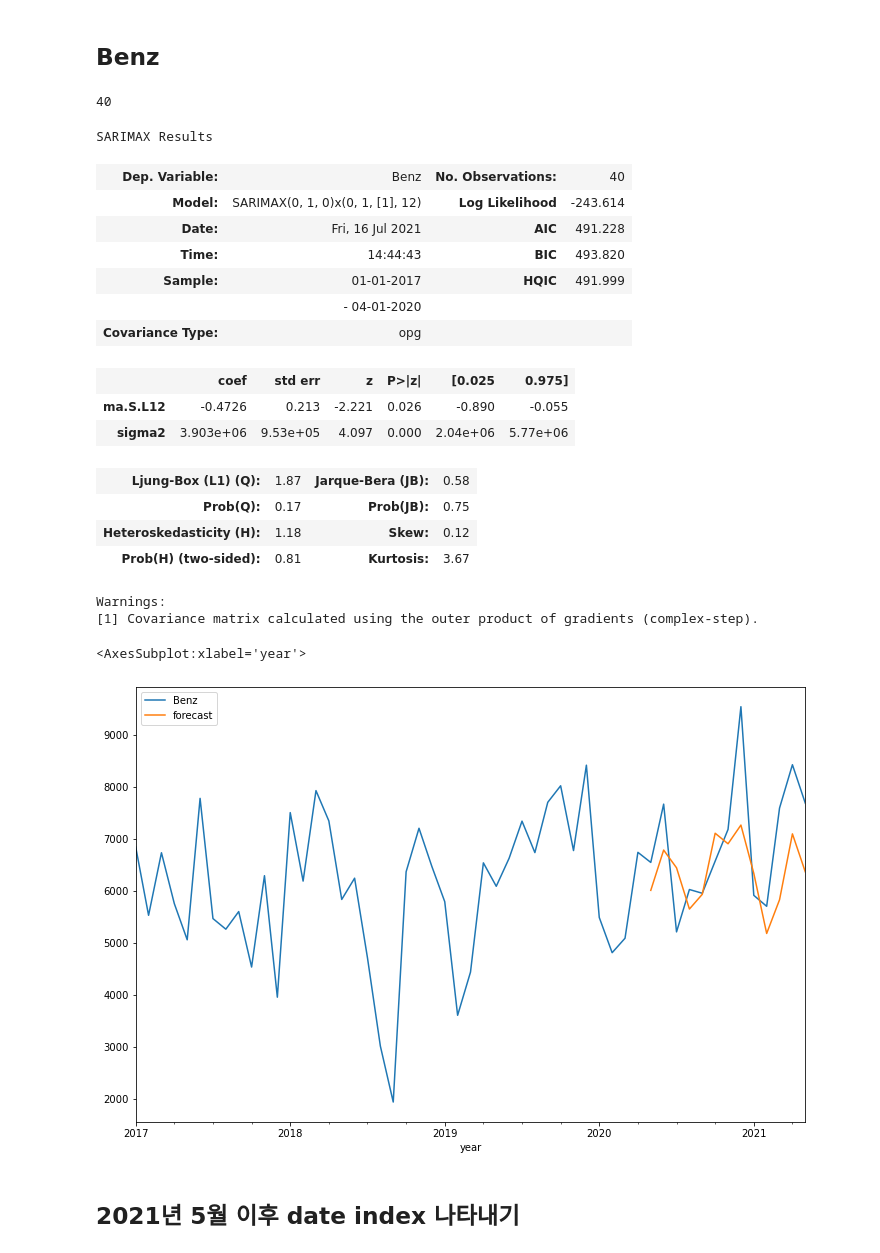
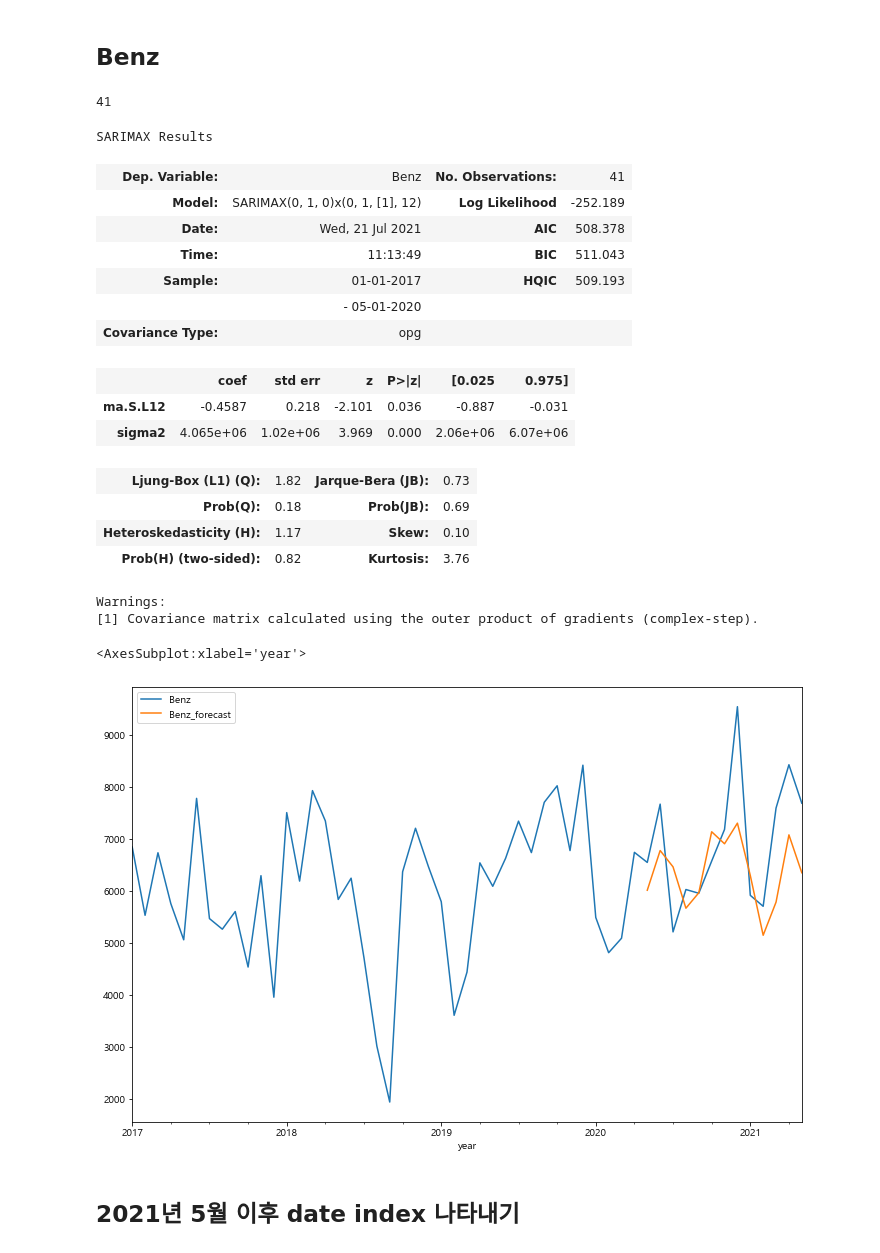
Before and after one commit to Areum120/DataAnalysis_Practice, a Jupyter notebook: BMW, Benz 2021년 6월 이후 판매 예측.ipynb, the cells around one changed output. Saved outputs shown, nothing was run; the diff lists cells and outputs as text; code cells hidden in the pictures.

```diff
--- a/BMW, Benz 2021년 6월 이후 판매 예측.ipynb
+++ b/BMW, Benz 2021년 6월 이후 판매 예측.ipynb
@@ -14,6 +14,13 @@ import seaborn as sns
 from statsmodels.tsa.stattools import adfuller#statiionaty검증
 from pandas import datetime
 warnings.filterwarnings(action='ignore')
+
+import matplotlib as mpl
+import matplotlib.font_manager as fm
+import matplotlib.pyplot as plt
+import seaborn as sns
+font_name = fm.FontProperties(fname="C:/Windows/Fonts/malgun.ttf").get_name()
+plt.rc('font', family=font_name)
 # %%
 df = pd.read_csv('D:\\data\\21.07_BMW미팅\\df_data\\07.17_21_월별_6브랜드_판매량.csv', encoding='utf-8')
 df
@@ -485,5 +442,5 @@ memory usage: 480.0 bytes
 # %%
 # 오류시 train data float64로 바꾸기
-# Benz_train  = Benz_train.astype({'Benz':'float64'})
+Benz_train  = Benz_train.astype({'Benz':'float64'})
 # How to fix numpy TypeError: Cannot cast ufunc subtract output from dtype(‘float64’) to dtype(‘int64’) with casting rule ‘same_kind’
 # %%
@@ -639,7 +607,7 @@ future_df3=pd.concat([result_BMW,future_datest_df3])
 # %%
 len(Benz_train)
 # %% [output]
-40
+41
 # %%
 import statsmodels.api as sm
 model=sm.tsa.statespace.SARIMAX(Benz_train['Benz'],order=(0, 1, 0),seasonal_order=(0,1,1,12))
@@ -648,28 +616,28 @@ results=model.fit()
 results.summary()
 # %% [output]
 SARIMAX Results
-| Dep. Variable: | Benz | No. Observations: | 40 |
-| Model: | SARIMAX(0, 1, 0)x(0, 1, [1], 12) | Log Likelihood | -243.614 |
-| Date: | Fri, 16 Jul 2021 | AIC | 491.228 |
-| Time: | 14:44:43 | BIC | 493.820 |
-| Sample: | 01-01-2017 | HQIC | 491.999 |
-|  | - 04-01-2020 |  |  |
+| Dep. Variable: | Benz | No. Observations: | 41 |
+| Model: | SARIMAX(0, 1, 0)x(0, 1, [1], 12) | Log Likelihood | -252.189 |
+| Date: | Wed, 21 Jul 2021 | AIC | 508.378 |
+| Time: | 11:13:49 | BIC | 511.043 |
+| Sample: | 01-01-2017 | HQIC | 509.193 |
+|  | - 05-01-2020 |  |  |
 | Covariance Type: | opg |  |  |
 |  | coef | std err | z | P>|z| | [0.025 | 0.975] |
-| ma.S.L12 | -0.4726 | 0.213 | -2.221 | 0.026 | -0.890 | -0.055 |
-| sigma2 | 3.903e+06 | 9.53e+05 | 4.097 | 0.000 | 2.04e+06 | 5.77e+06 |
+| ma.S.L12 | -0.4587 | 0.218 | -2.101 | 0.036 | -0.887 | -0.031 |
+| sigma2 | 4.065e+06 | 1.02e+06 | 3.969 | 0.000 | 2.06e+06 | 6.07e+06 |
-| Ljung-Box (L1) (Q): | 1.87 | Jarque-Bera (JB): | 0.58 |
-| Prob(Q): | 0.17 | Prob(JB): | 0.75 |
-| Heteroskedasticity (H): | 1.18 | Skew: | 0.12 |
-| Prob(H) (two-sided): | 0.81 | Kurtosis: | 3.67 |
+| Ljung-Box (L1) (Q): | 1.82 | Jarque-Bera (JB): | 0.73 |
+| Prob(Q): | 0.18 | Prob(JB): | 0.69 |
+| Heteroskedasticity (H): | 1.17 | Skew: | 0.10 |
+| Prob(H) (two-sided): | 0.82 | Kurtosis: | 3.76 |
 Warnings:
 [1] Covariance matrix calculated using the outer product of gradients (complex-step).
 # %%
-result_Benz['forecast']=results.predict(start=40,end=53,dynamic=True)
-result_Benz[['Benz','forecast']].plot(figsize=(12,8))
+result_Benz['Benz_forecast']=results.predict(start=40,end=53,dynamic=True)
+result_Benz[['Benz','Benz_forecast']].plot(figsize=(12,8))
 # %% [output]
 <AxesSubplot:xlabel='year'>
-[figure, old version]
+[figure, new version]
 # %% [markdown]
 ## 2021년 5월 이후 date index 나타내기
 # %%
```
Also changed, not shown: parts of 46 cells of this notebook.
